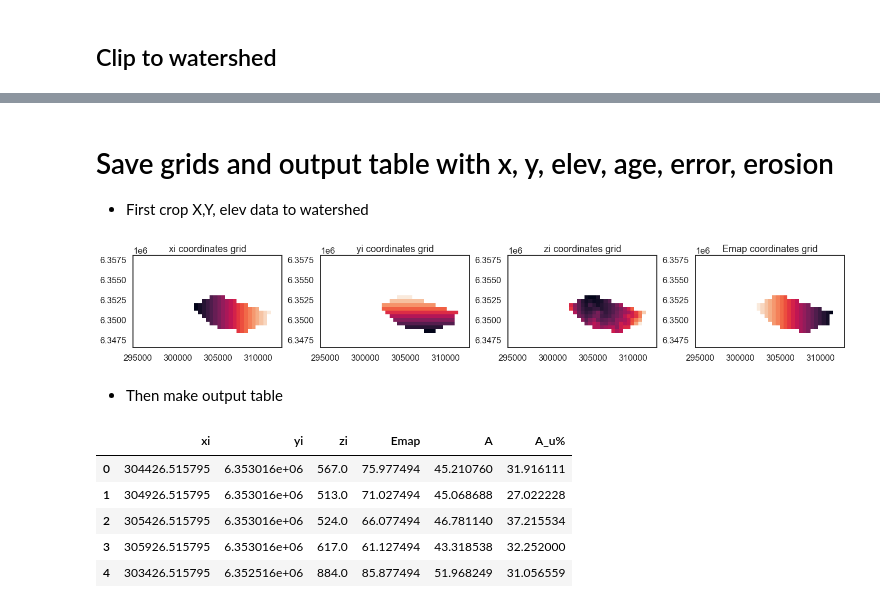
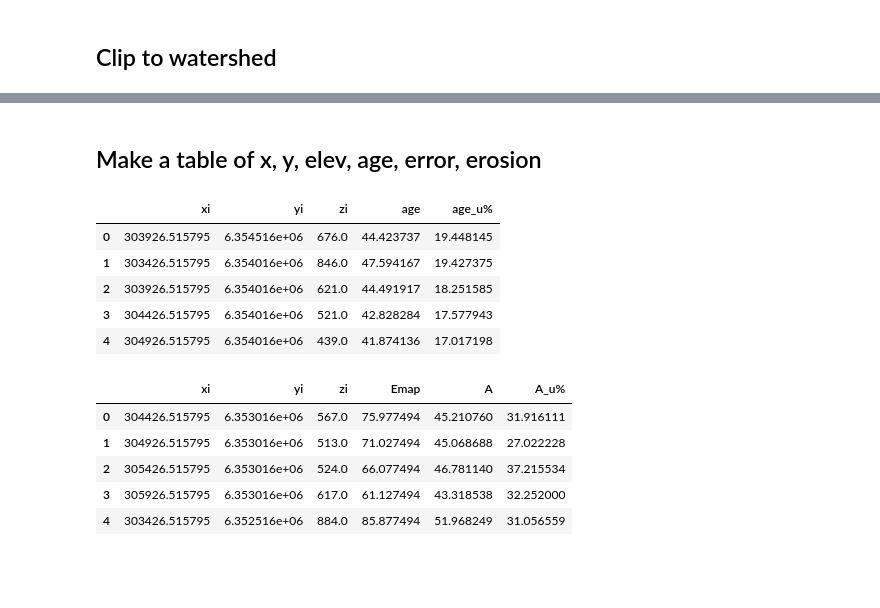
Before and after one commit to toddehlers/ESD_thermotrace, a Jupyter notebook: ESD_thermotrace.ipynb, the cells around one changed output, grey strips where cells are left out. Saved outputs shown, nothing was run; the diff lists cells and outputs as text; code cells hidden in the pictures; blank space fills up the shorter version.

```diff
--- a/ESD_thermotrace.ipynb
+++ b/ESD_thermotrace.ipynb
@@ -606,26 +591,33 @@ plt.imshow(Emap, extent=extent84)
 # %% [markdown]
-# Save grids and output table with x, y, elev, age, error, erosion
-- First crop X,Y, elev data to watershed
+## Make a table of x, y, elev, age, error, erosion
 # %%
-ws_coords = {} # allocate dictionary
-grids = [xi_res, yi_res, zi_res, Emap, ] # grids to crop
-labels = ['xi', 'yi', 'zi', 'Emap'] # labels for dictionary
+# ws_coords = {} # allocate dictionary
+grids = [xi_res_clp, yi_res_clp, zi_res_clp, age_interp_map_clp, age_interp_error_map_clp] # grids to crop
+labels = ['xi', 'yi', 'zi', 'age', 'age_u%'] # labels for dictionary
 
-for g,l in zip(grids, labels):
-    np.savetxt(l+'.csv', g, delimiter=",")
-    ws_coords[l] = g.copy()
-    ws_coords[l][age_interp_map!=age_interp_map] = np.nan
+# for g,l in zip(grids, labels):
+#     np.savetxt(l+'.csv', g, delimiter=",")
+#     ws_coords[l] = g.copy()
+#     ws_coords[l][age_interp_map!=age_interp_map] = np.nan
 
-# plot the grids to check if they make sense
-fig,ax = plt.subplots(1,4, figsize=(20,10))
-for ax,g,l in zip(ax.ravel(),ws_coords.values(),ws_coords.keys()):
-    ax.imshow(g,extent=extentUTM)
-    ax.set_title(l+' coordinates grid')
-plt.tight_layout()
+# # plot the grids to check if they make sense ?
+# fig,ax = plt.subplots(1,5, figsize=(20,7))
+# for ax,g,l in zip(ax.ravel(),grids,labels):
+#     ax.imshow(g,extent=extent84)
+#     ax.set_title(l+' grid')
+# plt.tight_layout()
+
+ws_data = pd.DataFrame()
+for g,l in zip(grids,labels):
+    ws_data[l] = g[g==g] # drop the nans and reshape to 1D-array
+ws_data.head()
 # %% [output]
-[figure, removed]
+|  | xi | yi | zi | age | age_u% |
+| 0 | 303926.515795 | 6.354516e+06 | 676.0 | 44.423737 | 19.448145 |
+| 1 | 303426.515795 | 6.354016e+06 | 846.0 | 47.594167 | 19.427375 |
+| 2 | 303926.515795 | 6.354016e+06 | 621.0 | 44.491917 | 18.251585 |
+| 3 | 304426.515795 | 6.354016e+06 | 521.0 | 42.828284 | 17.577943 |
+| 4 | 304926.515795 | 6.354016e+06 | 439.0 | 41.874136 | 17.017198 |
-# %% [markdown]
-- Then make output table
 # %%
 # make OutPut table
 op = pd.DataFrame()
```
Also changed, not shown: parts of 7 cells of this notebook, 19 other files.
